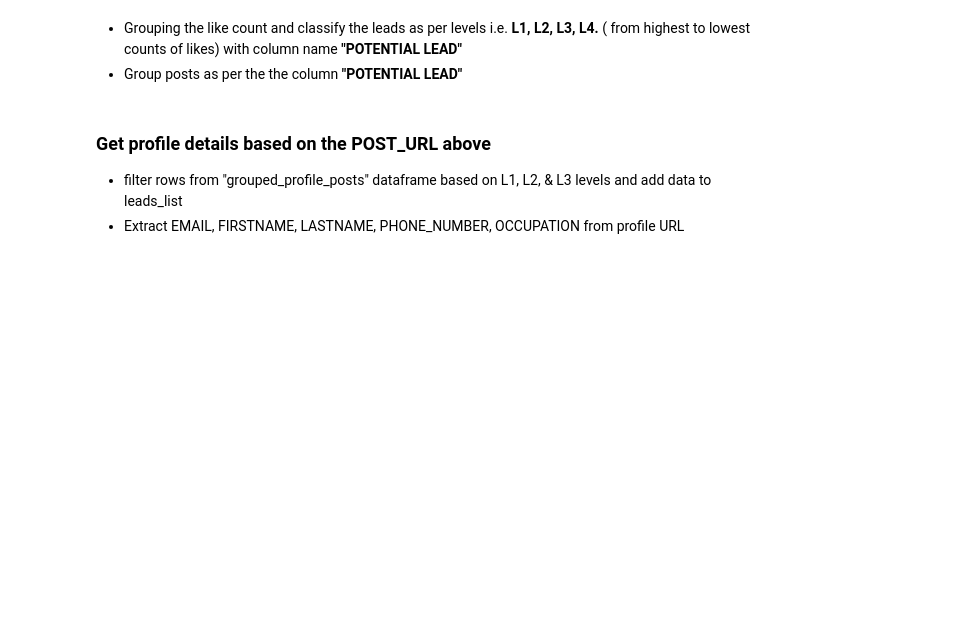
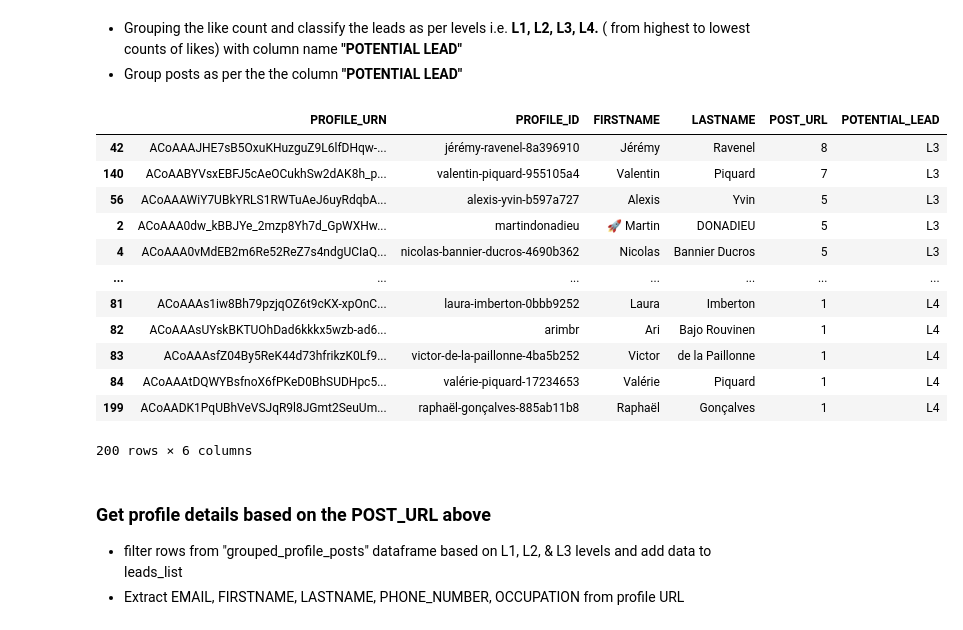
Before and after one commit to jupyter-naas/awesome-notebooks, a Jupyter notebook: LinkedIn/LinkedIn_Generate_leads_from_posts.ipynb, the cells around one changed output. Saved outputs shown, nothing was run; the diff lists cells and outputs as text; code cells hidden in the pictures; blank space fills up the shorter version.

```diff
--- a/LinkedIn/LinkedIn_Generate_leads_from_posts.ipynb
+++ b/LinkedIn/LinkedIn_Generate_leads_from_posts.ipynb
@@ -21,9 +21,9 @@ import json
 ### Setup your LinkedIn
 - Get your cookies : <a href='https://www.notion.so/LinkedIn-driver-Get-your-cookies-d20a8e7e508e42af8a5b52e33f3dba75'>How to get your cookies ?</a>
 # %%
-# Get your cookies
-LI_AT = ''  # EXAMPLE AQFAzQN_PLPR4wAAAXc-FCKmgiMit5FLdY1af3-2
-JSESSIONID = ''  # EXAMPLE ajax:8379907400220387585
+# Lindekin cookies
+LI_AT = "AQEDARCNSioFAHAEAAABfvQsStIAAAF_GDjO0lYAFsSVNvaEPJa5ZpknkX706RXB4OXEY5jryrf1yHvHwqAk54kVmf-tNL3tdGcnTpNrzGXAAMeFTeLTbzjCj2Hj3bO6Go6v66yV38AN9J316NNNKTEN"
+JSESSIONID = "ajax:2913276942853423494"
 
 # Enter your profile URL
 PROFILE_URL = "https://www.linkedin.com/in/florent-ravenel/"
@@ -66,0 +102,9 @@ df_likes
+# %%
+df_counts = df_likes.copy()
+
+df_counts = df_counts.groupby(["PROFILE_URN",
+                               "PROFILE_ID",
+                               "FIRSTNAME",
+                               "LASTNAME"], as_index=False).agg({"POST_URL": "count"})
+df_counts = df_counts.sort_values(by="POST_URL", ascending=False)
+df_counts
@@ -69,15 +127,30 @@ df_likes
 - Group posts as per the the column <b>"POTENTIAL LEAD"</b>
 # %%
 conditions = [
-    (grouped_profile_posts['count'] <= 2),
-    (grouped_profile_posts['count'] > 2) & (grouped_profile_posts['count'] <= 9),
-    (grouped_profile_posts['count'] > 9) & (grouped_profile_posts['count'] <= 15),
-    (grouped_profile_posts['count'] > 15)
+    (df_counts['POST_URL'] <= 2),
+    (df_counts['POST_URL'] > 2) & (df_counts['POST_URL'] <= 9),
+    (df_counts['POST_URL'] > 9) & (df_counts['POST_URL'] <= 15),
+    (df_counts['POST_URL'] > 15)
     ]
 
 values = ['L4', 'L3', 'L2', 'L1']
 # %%
-grouped_profile_posts['POTENTIAL_LEAD'] = np.select(conditions, values)
+df_counts['POTENTIAL_LEAD'] = np.select(conditions, values)
+df_counts
+# %% [output]
+|  | PROFILE_URN | PROFILE_ID | FIRSTNAME | LASTNAME | POST_URL | POTENTIAL_LEAD |
+| 42 | ACoAAAJHE7sB5OxuKHuzguZ9L6lfDHqw-... | jérémy-ravenel-8a396910 | Jérémy | Ravenel | 8 | L3 |
+| 140 | ACoAABYVsxEBFJ5cAeOCukhSw2dAK8h_p... | valentin-piquard-955105a4 | Valentin | Piquard | 7 | L3 |
+| 56 | ACoAAAWiY7UBkYRLS1RWTuAeJ6uyRdqbA... | alexis-yvin-b597a727 | Alexis | Yvin | 5 | L3 |
+| 2 | ACoAAA0dw_kBBJYe_2mzp8Yh7d_GpWXHw... | martindonadieu | 🚀 Martin | DONADIEU | 5 | L3 |
+| 4 | ACoAAA0vMdEB2m6Re52ReZ7s4ndgUCIaQ... | nicolas-bannier-ducros-4690b362 | Nicolas | Bannier Ducros | 5 | L3 |
+| ... | ... | ... | ... | ... | ... | ... |
+| 81 | ACoAAAs1iw8Bh79pzjqOZ6t9cKX-xpOnC... | laura-imberton-0bbb9252 | Laura | Imberton | 1 | L4 |
+| 82 | ACoAAAsUYskBKTUOhDad6kkkx5wzb-ad6... | arimbr | Ari | Bajo Rouvinen | 1 | L4 |
+| 83 | ACoAAAsfZ04By5ReK44d73hfrikzK0Lf9... | victor-de-la-paillonne-4ba5b252 | Victor | de la Paillonne | 1 | L4 |
+| 84 | ACoAAAtDQWYBsfnoX6fPKeD0BhSUDHpc5... | valérie-piquard-17234653 | Valérie | Piquard | 1 | L4 |
+| 199 | ACoAADK1PqUBhVeVSJqR9l8JGmt2SeuUm... | raphaël-gonçalves-885ab11b8 | Raphaël | Gonçalves | 1 | L4 |
+200 rows × 6 columns
 # %% [markdown]
 ### Get profile details based on the POST_URL above
 - filter rows from "grouped_profile_posts" dataframe based on L1, L2, & L3 levels and add data to leads_list
```
Also changed, not shown: parts of 12 cells of this notebook.
